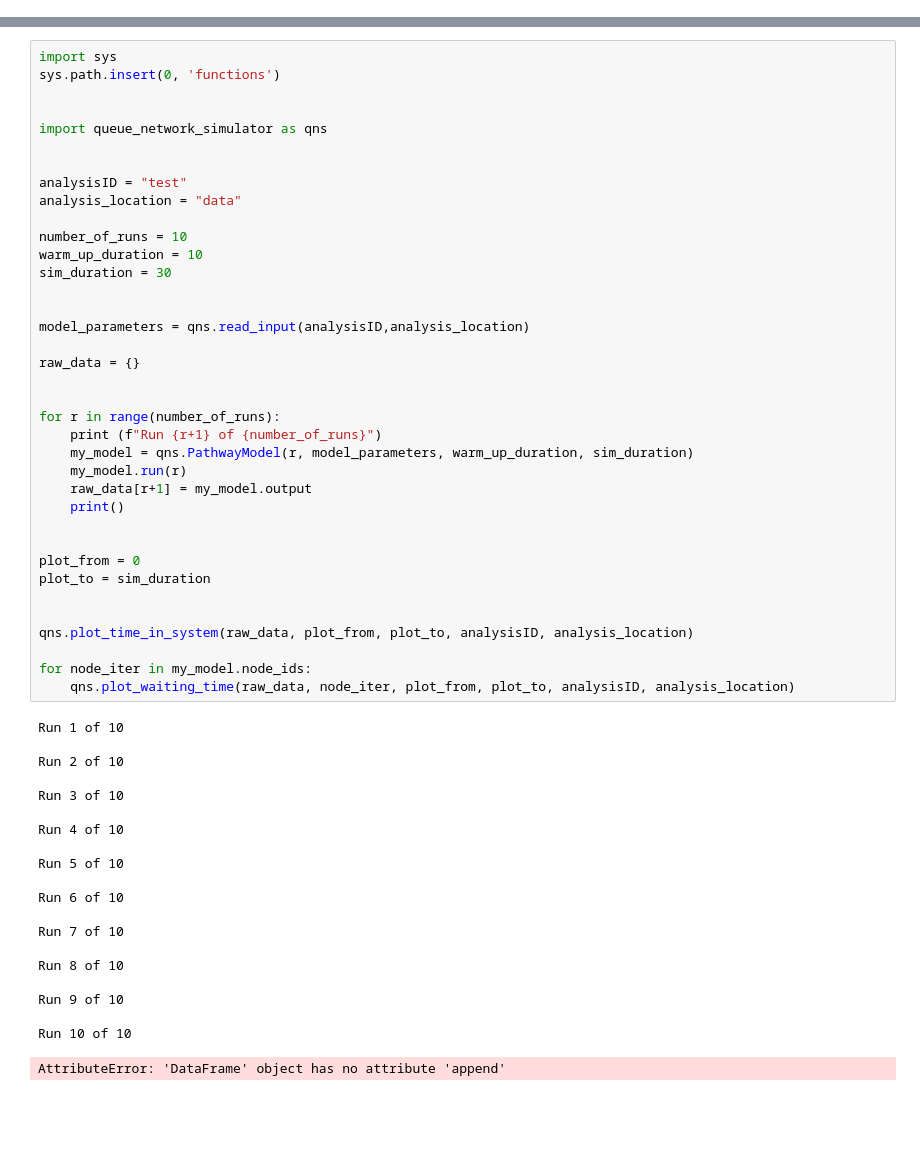
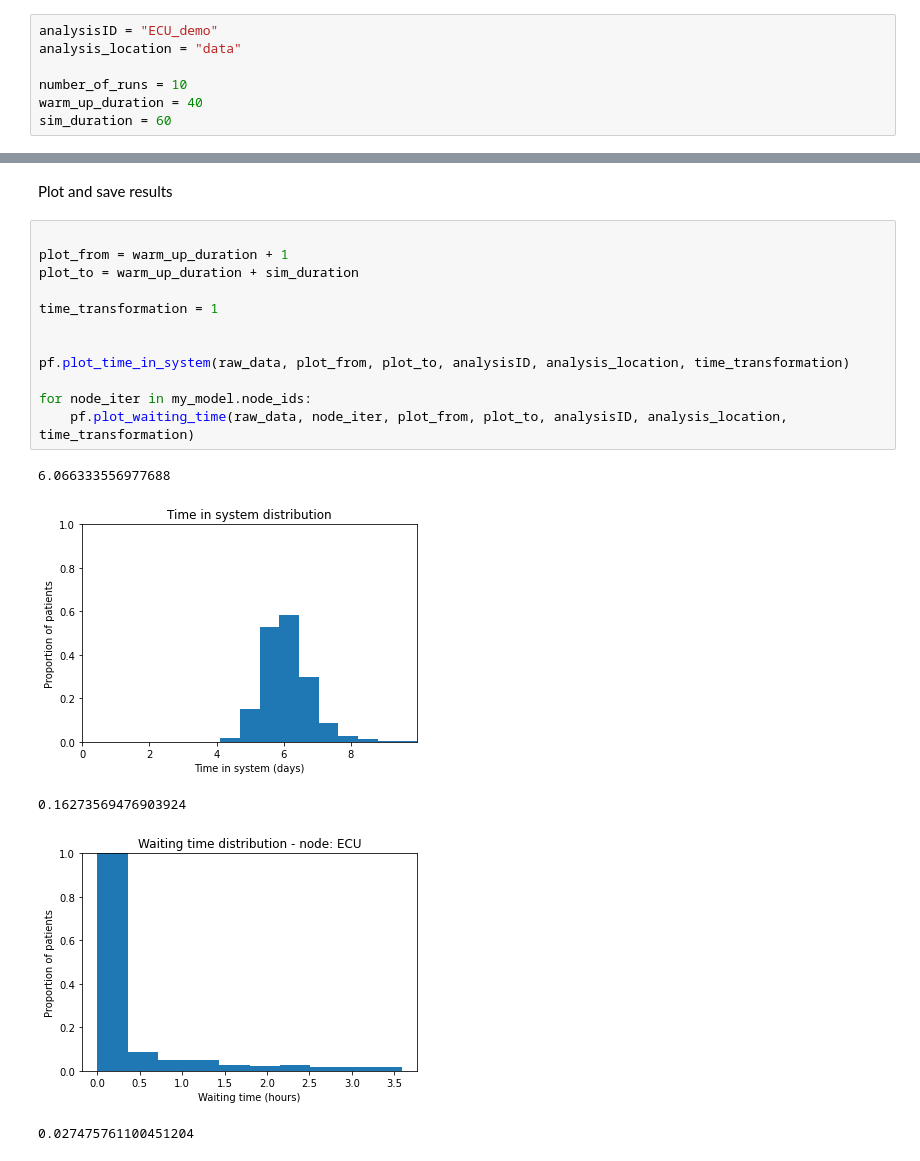
Before and after one commit to zmek/queue_network_simulator, a Jupyter notebook: main.ipynb, the cells around one changed output, grey strips where cells are left out. Saved outputs shown, nothing was run; the diff lists cells and outputs as text; blank space fills up the shorter version.

```diff
--- a/main.ipynb
+++ b/main.ipynb
@@ -0,0 +18,7 @@
+# %%
+analysisID = "ECU_demo"
+analysis_location = "data"
+
+number_of_runs = 10
+warm_up_duration = 40
+sim_duration = 60
@@ -1,58 +82,20 @@
+# %% [markdown]
+Plot and save results
 # %%
-import sys
-sys.path.insert(0, 'functions')
+
+plot_from = warm_up_duration + 1
+plot_to = warm_up_duration + sim_duration
+
+time_transformation = 1
 
 
-import queue_network_simulator as qns
-
-
-analysisID = "test"
-analysis_location = "data"
-
-number_of_runs = 10
-warm_up_duration = 10
-sim_duration = 30
-
-
-model_parameters = qns.read_input(analysisID,analysis_location)
-
-raw_data = {}
-
-
-for r in range(number_of_runs):
-    print (f"Run {r+1} of {number_of_runs}")
-    my_model = qns.PathwayModel(r, model_parameters, warm_up_duration, sim_duration)
-    my_model.run(r)
-    raw_data[r+1] = my_model.output
-    print()
-
-
-plot_from = 0
-plot_to = sim_duration
-
-
-qns.plot_time_in_system(raw_data, plot_from, plot_to, analysisID, analysis_location)
+pf.plot_time_in_system(raw_data, plot_from, plot_to, analysisID, analysis_location, time_transformation)
 
 for node_iter in my_model.node_ids:
-    qns.plot_waiting_time(raw_data, node_iter, plot_from, plot_to, analysisID, analysis_location)
+    pf.plot_waiting_time(raw_data, node_iter, plot_from, plot_to, analysisID, analysis_location, time_transformation)
 # %% [output]
-Run 1 of 10
-
-Run 2 of 10
-
-Run 3 of 10
-
-Run 4 of 10
-
-Run 5 of 10
-
-Run 6 of 10
-
-Run 7 of 10
-
-Run 8 of 10
-
-Run 9 of 10
-
-Run 10 of 10
+6.066333556977688
+[figure, added]
-AttributeError: 'DataFrame' object has no attribute 'append'
+0.16273569476903924
+[figure, added]
+0.027475761100451204
```
Also changed, not shown: parts of 12 cells of this notebook, 42 other files.
